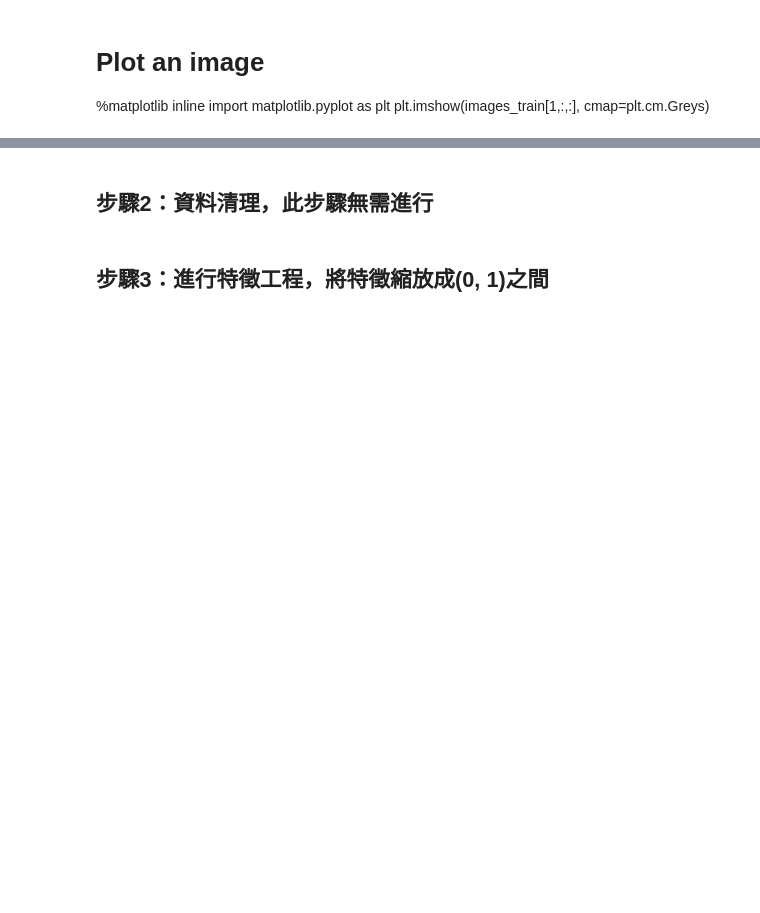
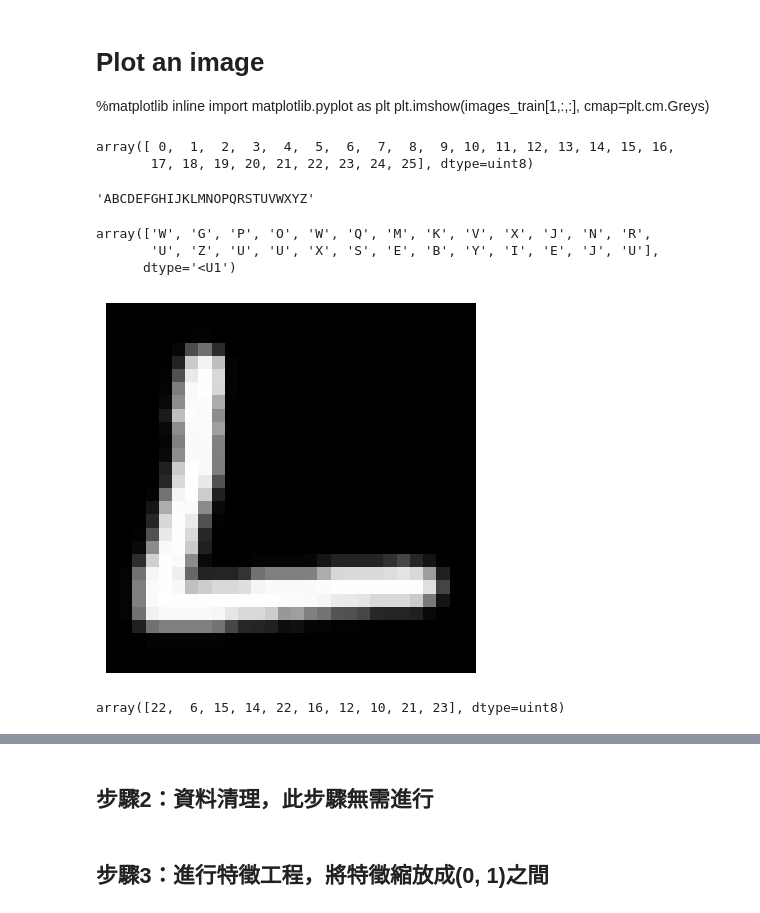
Before and after one commit to crabtsai/Crab, a Jupyter notebook: EMNIST_TBD.ipynb, the cells around one changed output, grey strips where cells are left out. Cells and saved outputs as stored; diff of their text form; code cells hidden in the pictures; blank space fills up the shorter version.

```diff
--- a/EMNIST_TBD.ipynb
+++ b/EMNIST_TBD.ipynb
@@ -43,9 +55,10 @@ list_datasets()
 # %%
 # Working with 'letters'
 # Import
+#導入使用EMNIST Letters(包含A~Z)26類別的資料
 from emnist import extract_training_samples
-x_train, y_train = extract_training_samples('byclass')
+x_train, y_train = extract_training_samples('letters')
 from emnist import extract_test_samples
-x_test, y_test = extract_test_samples('byclass')
+x_test, y_test = extract_test_samples('letters')
 # %%
 # Check shape of training and testing data
@@ -61,18 +83,42 @@ plt.imshow(images_train[1,:,:], cmap=plt.cm.Greys)
+# %%
+np.unique(y_train)
+# %% [output]
+array([ 0,  1,  2,  3,  4,  5,  6,  7,  8,  9, 10, 11, 12, 13, 14, 15, 16,
+       17, 18, 19, 20, 21, 22, 23, 24, 25], dtype=uint8)
+# %%
+class_names = [chr(ord('A')+i) for i in range(26)]
+''.join(class_names)
+# %% [output]
+'ABCDEFGHIJKLMNOPQRSTUVWXYZ'
+# %%
+import numpy as np
+
+np.array(class_names)[y_train[0:26]]
+# %% [output]
+array(['W', 'G', 'P', 'O', 'W', 'Q', 'M', 'K', 'V', 'X', 'J', 'N', 'R',
+       'U', 'Z', 'U', 'U', 'X', 'S', 'E', 'B', 'Y', 'I', 'E', 'J', 'U'],
+      dtype='<U1')
 # %%
 # 顯示第1張圖片圖像
 import matplotlib.pyplot as plt
 
 # 第一筆資料
-X2 = x_train[100,:,:]
+X2 = x_train[47,:,:]
 
 # 繪製點陣圖，cmap='gray':灰階
 plt.imshow(X2.reshape(28,28), cmap='gray')
 
 # 隱藏刻度
 plt.axis('off')
 
 # 顯示圖形
 plt.show()
+# %% [output]
+[figure, added]
+# %%
+y_train[:10]
+# %% [output]
+array([22,  6, 15, 14, 22, 16, 12, 10, 21, 23], dtype=uint8)
 # %%
 no=9
 import matplotlib.pyplot as plt
```
Also changed, not shown: parts of 21 cells of this notebook.
